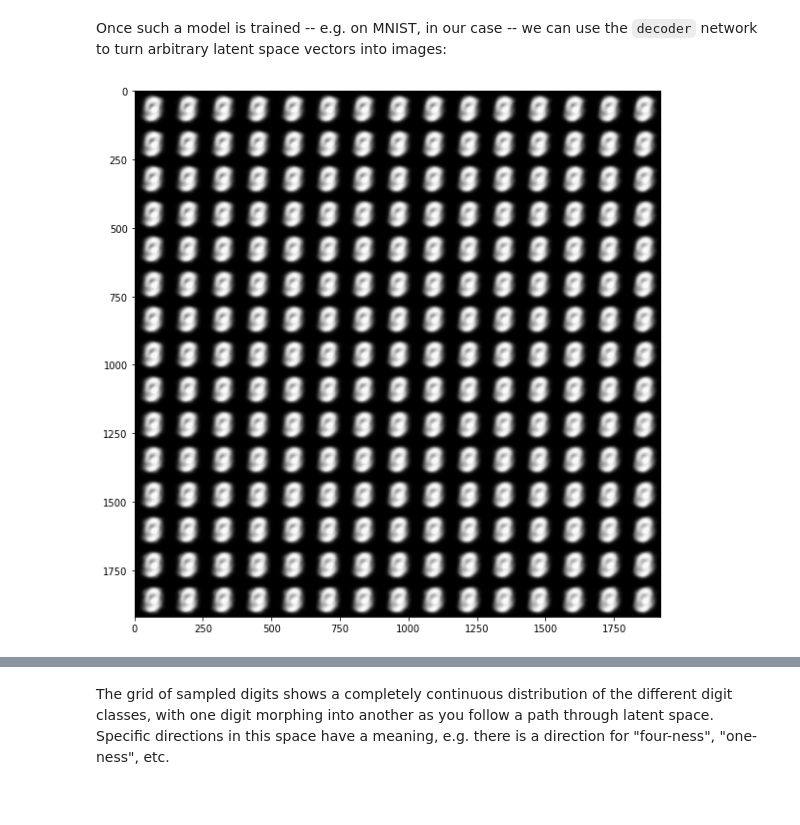
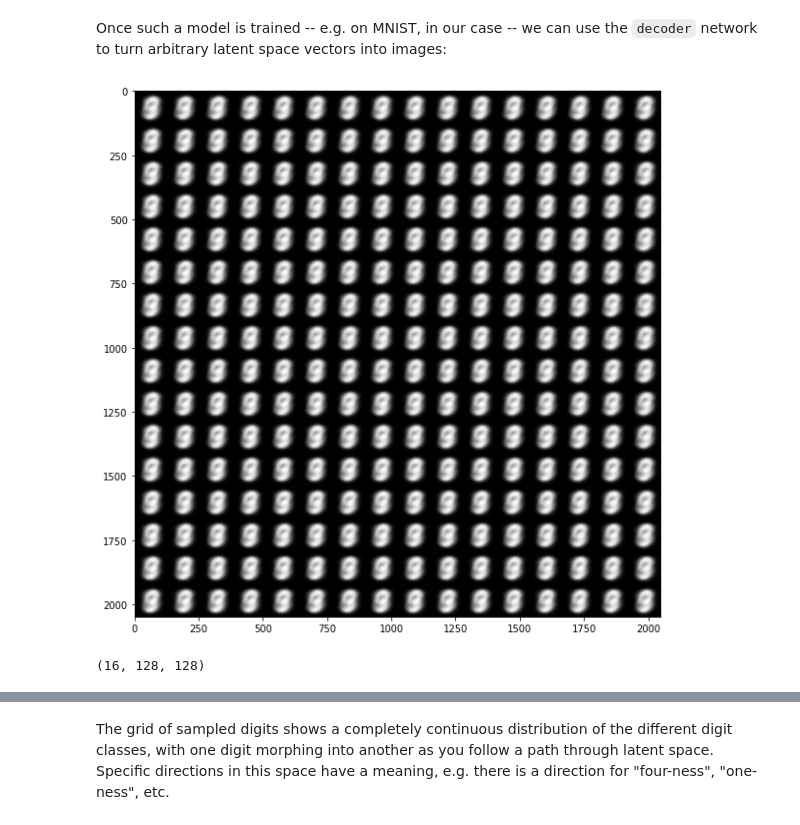
Before and after one commit to Han-0904/701_project, a Jupyter notebook: 8_4_generating_images_with_vaes_MNIST.ipynb, the cells around one changed output, grey strips where cells are left out. Drawn from its saved outputs; the diff is of its cells as text; code cells hidden in the pictures.

```diff
--- a/8_4_generating_images_with_vaes_MNIST.ipynb
+++ b/8_4_generating_images_with_vaes_MNIST.ipynb
@@ -269,29 +304,34 @@ images:
 # %%
 import matplotlib.pyplot as plt
 from scipy.stats import norm
 
 # Display a 2D manifold of the digits
-n = 15  # figure with 15x15 digits
+n = 16  # figure with 15x15 digits
 digit_size = 128
 figure = np.zeros((digit_size * n, digit_size * n))
 # Linearly spaced coordinates on the unit square were transformed
 # through the inverse CDF (ppf) of the Gaussian
 # to produce values of the latent variables z,
 # since the prior of the latent space is Gaussian
 grid_x = norm.ppf(np.linspace(0.05, 0.95, n))
 grid_y = norm.ppf(np.linspace(0.05, 0.95, n))
 
 for i, yi in enumerate(grid_x):
     for j, xi in enumerate(grid_y):
         z_sample = np.array([[xi, yi]])
         z_sample = np.tile(z_sample, batch_size).reshape(batch_size, 2)
         x_decoded = decoder.predict(z_sample, batch_size=batch_size)
         digit = x_decoded[0].reshape(digit_size, digit_size)
         figure[i * digit_size: (i + 1) * digit_size,
                j * digit_size: (j + 1) * digit_size] = digit
 
 plt.figure(figsize=(10, 10))
 plt.imshow(figure, cmap='Greys_r')
 plt.show()
 # %% [output]
-[figure, old version]
+[figure, new version]
+# %%
+x_decoded = np.squeeze(x_decoded)
+x_decoded.shape
+# %% [output]
+(16, 128, 128)
```
Also changed, not shown: parts of 6 cells of this notebook.
